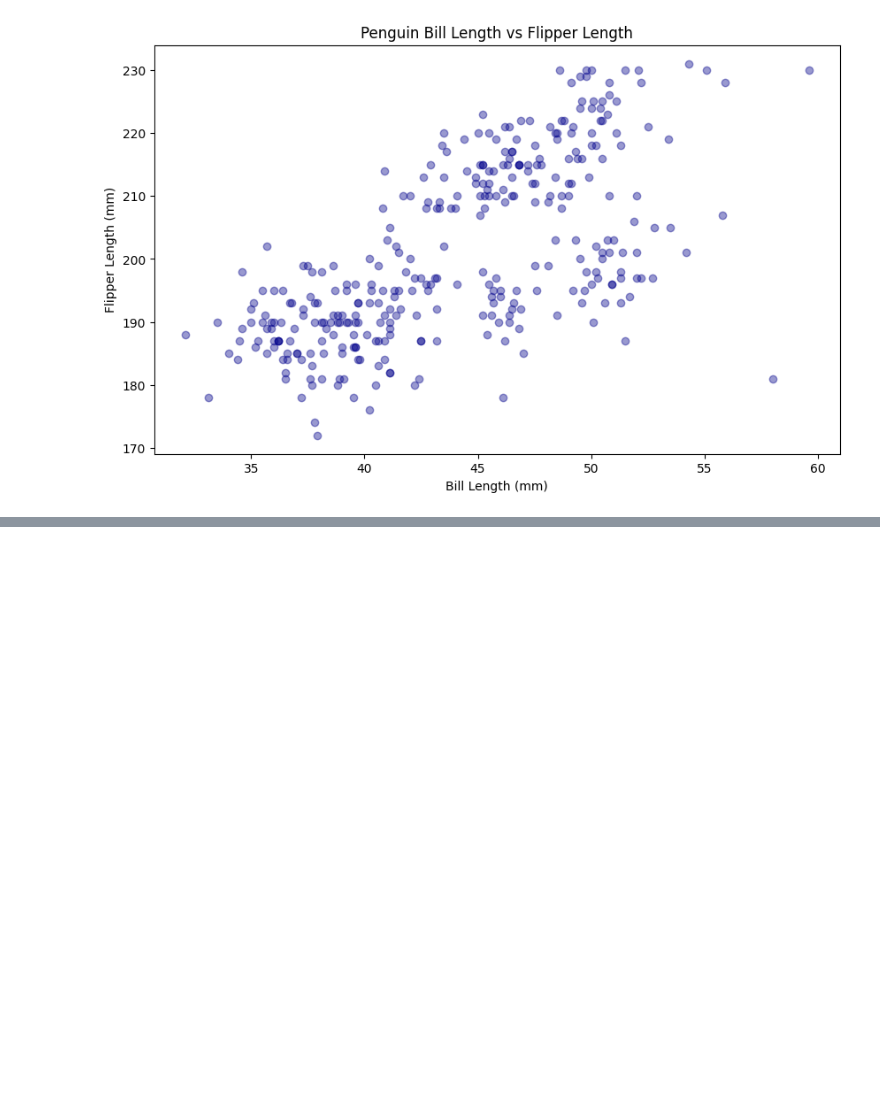
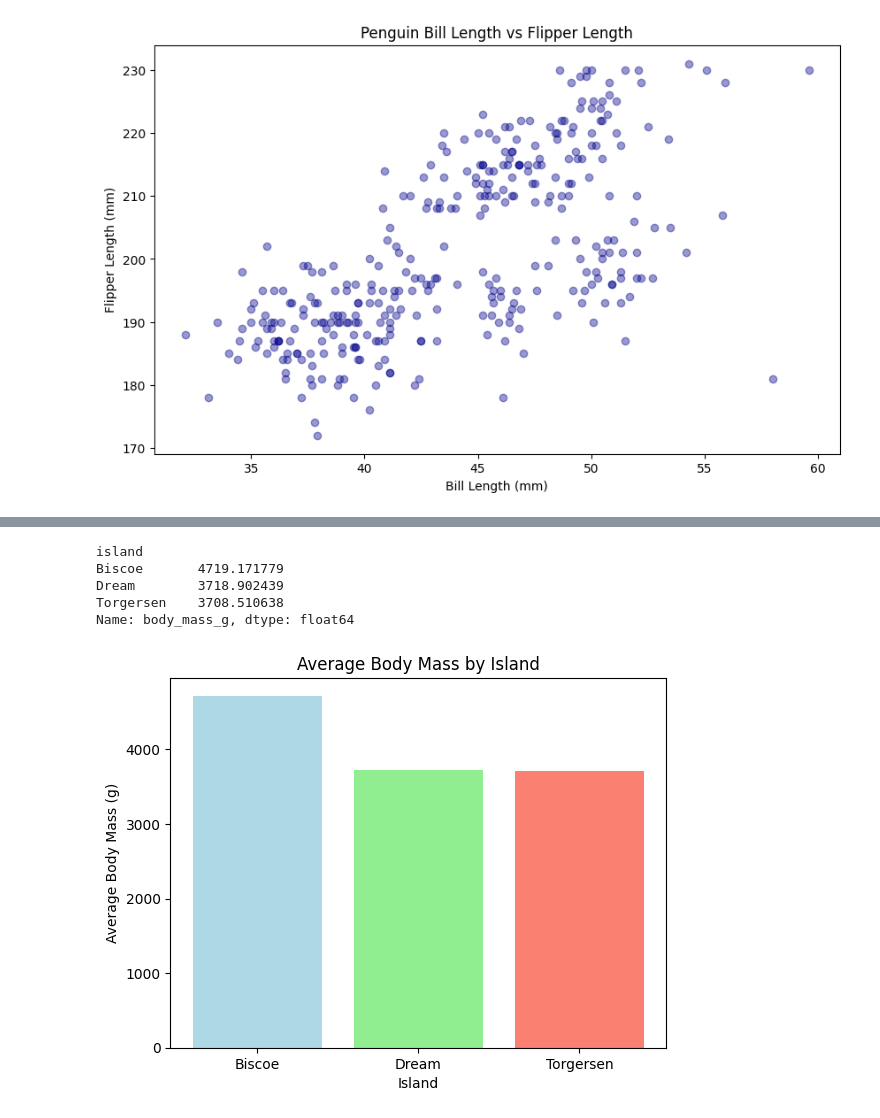
Before and after one commit to tungdtfgw/coledsk07, a Jupyter notebook: week8/demo_viz.ipynb, the cells around one changed output, grey strips where cells are left out. Cells and saved outputs as stored; diff of their text form; code cells hidden in the pictures; blank space fills up the shorter version.

```diff
--- a/week8/demo_viz.ipynb
+++ b/week8/demo_viz.ipynb
@@ -186,0 +205,17 @@ plt.show()
+# %%
+mean_body_mass = df_peinguin.groupby('island')['body_mass_g'].mean()
+mean_body_mass.head()
+# %% [output]
+island
+Biscoe       4719.171779
+Dream        3718.902439
+Torgersen    3708.510638
+Name: body_mass_g, dtype: float64
+# %%
+plt.bar(mean_body_mass.index, mean_body_mass.values, color=['lightblue', 'lightgreen', 'salmon'])
+plt.title("Average Body Mass by Island")
+plt.xlabel("Island")
+plt.ylabel("Average Body Mass (g)")
+plt.show()
+# %% [output]
+[figure, added]
```
Also changed, not shown: parts of 14 cells of this notebook, 3 other files.
